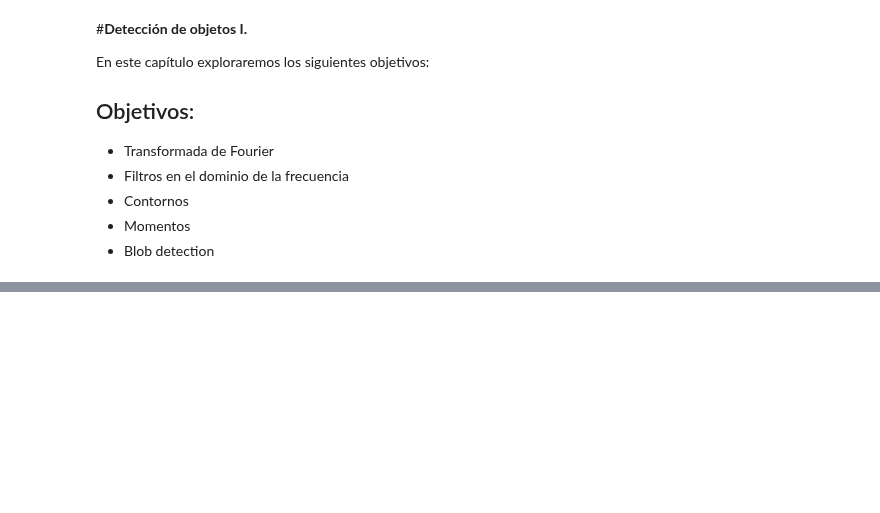
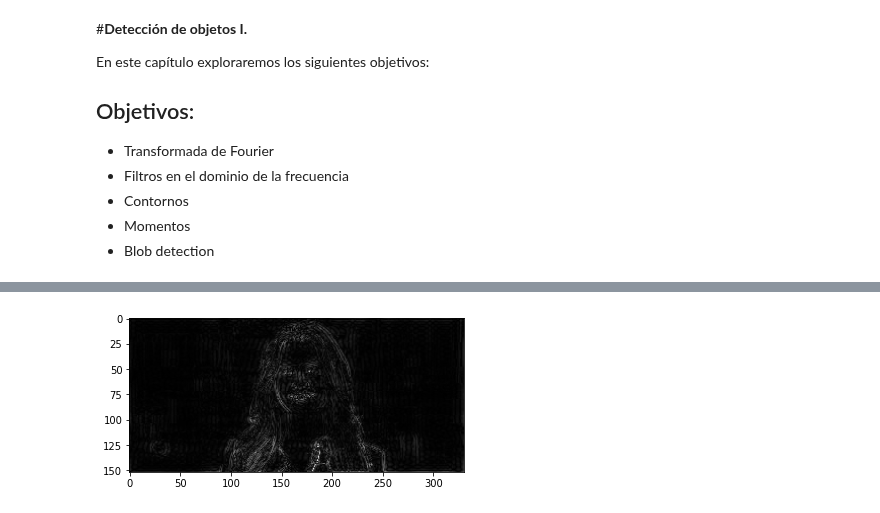
Before and after one commit to pedrorotta/procesamiento_de_imagenes, a Jupyter notebook: Detección_de_objetos_I.ipynb, the cells around one changed output, grey strips where cells are left out. Cells and saved outputs as stored; diff of their text form; code cells hidden in the pictures; blank space fills up the shorter version.

```diff
--- a/Detección_de_objetos_I.ipynb
+++ b/Detección_de_objetos_I.ipynb
@@ -50,0 +64,22 @@ En este capítulo exploraremos los siguientes objetivos:
+# %%
+rows, cols = mujerg.shape
+crow,ccol= int(rows/2),int(cols/2)
+
+#Crear la máscara 30x30
+#amplitud_ft_mujer_copy = amplitud_dft_mujer.copy()
+#amplitud_ft_mujer_copy[crow-30:crow+30,ccol-30:ccol+30] = 0
+mask = np.ones((rows,cols,2),np.uint8)
+mask[crow-30:crow+30, ccol-30:ccol+30] = 0
+#plt.imshow(amplitud_ft_mujer_copy,cmap='gray')
+
+#Aplicarlo a la transformada de fourier
+
+dtf_shift_trans = dft_mujer_shift*mask
+dtf_i_shift_mujer = np.fft.ifftshift(dtf_shift_trans)
+dtf_i_mujer = cv2.idft(dtf_i_shift_mujer)
+dtf_i_mujer_img = cv2.magnitude(dtf_i_mujer[:,:,0],dtf_i_mujer[:,:,1])
+
+plt.imshow(dtf_i_mujer_img, cmap = 'gray')
+plt.show()
+# %% [output]
+[figure, added]
```
Also changed, not shown: parts of 42 cells of this notebook.
